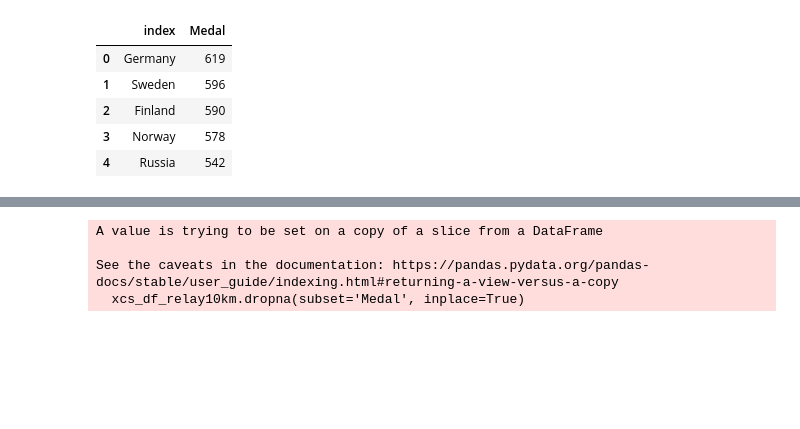
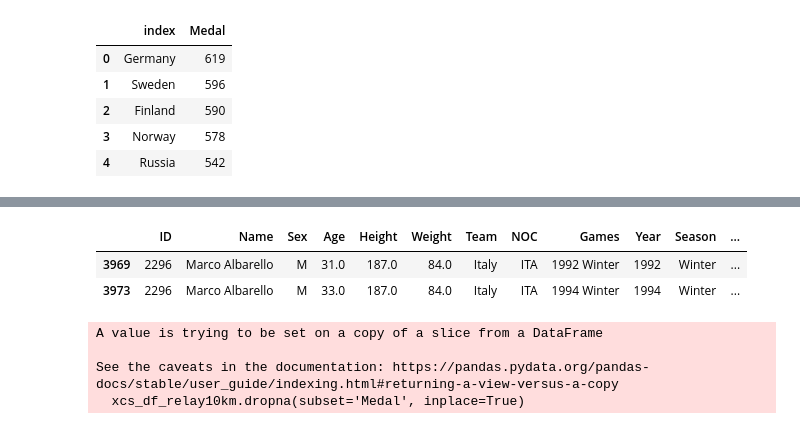
Before and after one commit to wlinds/ITHS-Projekt-OS, a Jupyter notebook: Notes/jonas_uppgift_2.ipynb, the cells around one changed output, grey strips where cells are left out. Saved outputs shown, nothing was run; the diff lists cells and outputs as text; code cells hidden in the pictures; blank space fills up the shorter version.

```diff
--- a/Notes/jonas_uppgift_2.ipynb
+++ b/Notes/jonas_uppgift_2.ipynb
@@ -84,10 +84,10 @@ xcs_df.head()
 | 13 | 6 | Per Knut Aaland | M | 31.0 | 188.0 | 75.0 | United States | USA | 1992 Winter | 1992 | Winter | ... |
 | 14 | 6 | Per Knut Aaland | M | 33.0 | 188.0 | 75.0 | United States | USA | 1994 Winter | 1994 | Winter | ... |
 # %%
-xcs_df_events = xcs_df[xcs_df["Event"] == "Cross Country Skiing Men's 10 kilometres"]
+xcs_10kilometres = xcs_df[xcs_df["Event"] == "Cross Country Skiing Men's 10 kilometres"]
 
 # this should drop any any row where Medal = NaN
-xcs_df_events.dropna(subset='Medal', inplace=True)
+xcs_10kilometres.dropna(subset='Medal', inplace=True)
 # %% [output]
 A value is trying to be set on a copy of a slice from a DataFrame
 
@@ -116,3 +105,9 @@ xcs_df_events
+# %%
+xcs_10kilometres.head(2)
+# %% [output]
+|  | ID | Name | Sex | Age | Height | Weight | Team | NOC | Games | Year | Season | ... |
+| 3969 | 2296 | Marco Albarello | M | 31.0 | 187.0 | 84.0 | Italy | ITA | 1992 Winter | 1992 | Winter | ... |
+| 3973 | 2296 | Marco Albarello | M | 33.0 | 187.0 | 84.0 | Italy | ITA | 1994 Winter | 1994 | Winter | ... |
 # %%
 ## What im trying to do:
 # create a df containg only medal winners in cross country skiiing
```
Also changed, not shown: parts of 6 cells of this notebook.
